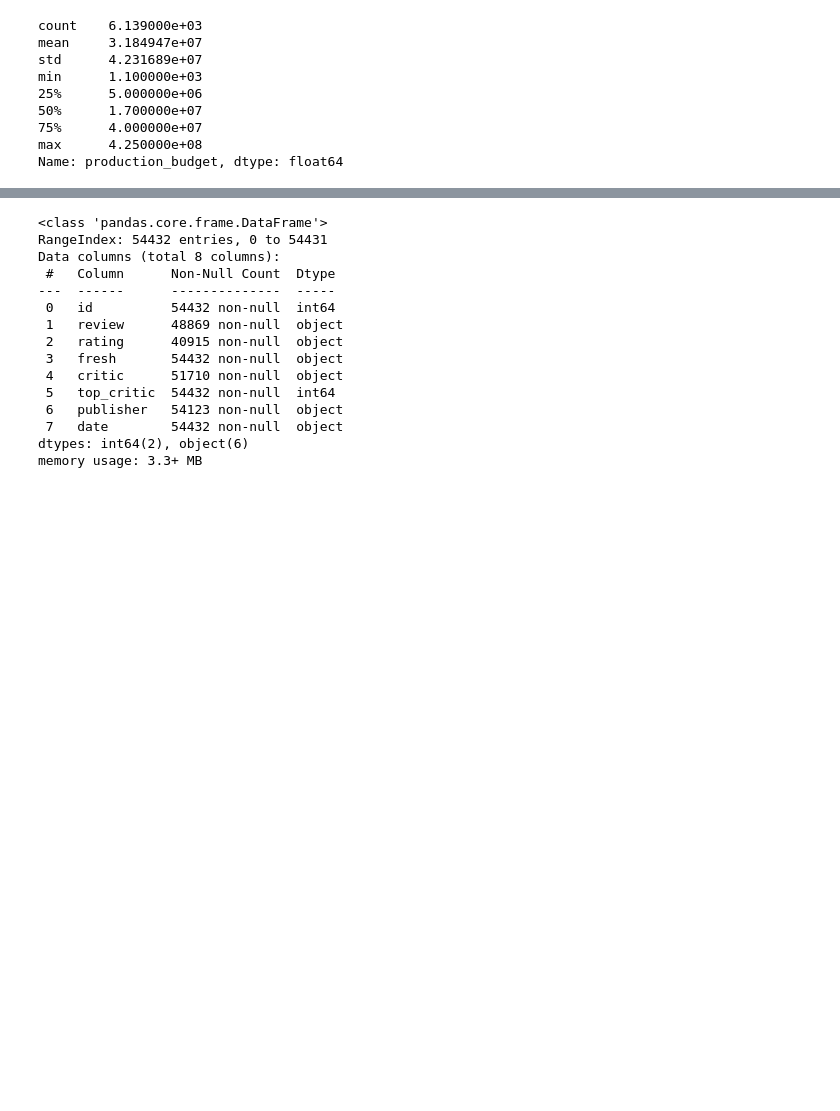
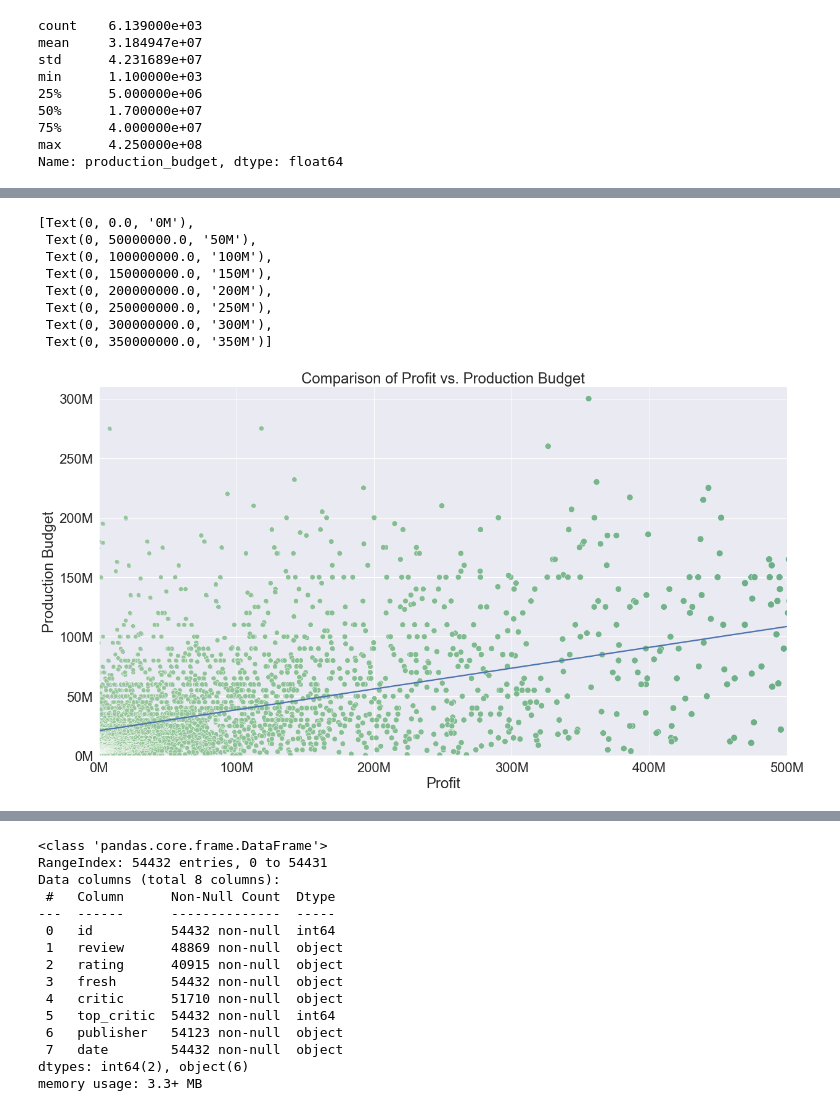
Before and after one commit to Brandon-Meyer0/git-dat-money, a Jupyter notebook: Capstone Group 1A.ipynb, the cells around one changed output, grey strips where cells are left out. Drawn from its saved outputs; the diff is of its cells as text; code cells hidden in the pictures; blank space fills up the shorter version.

```diff
--- a/Capstone Group 1A.ipynb
+++ b/Capstone Group 1A.ipynb
@@ -289,3 +352,40 @@ df1.head()
 | 3 | [16, 35, 10751] | 862.0 | en | Toy Story | 28.005 | 1995-11-22 | Toy Story | 7.9 | ... |
 | 4 | [16, 35, 10751] | 862.0 | en | Toy Story | 28.005 | 1995-11-22 | Toy Story | 7.9 | ... |
 | 5 | [28, 878, 12] | 27205.0 | en | Inception | 27.920 | 2010-07-16 | Inception | 8.3 | ... |
+# %%
+#sets background color and increase in font size
+sns.set_theme(style="darkgrid", font_scale=2)
+#increase figure size
+plt.figure(figsize=(20,11))
+#regression line plot
+sns.regplot(x="Profit", y="production_budget", ci=None, data=df1)
+#data frame with adjust x/y with aesthetics
+gfg=sns.scatterplot(data=df1, x="Profit", y="production_budget",
+                size="Profit", sizes=(20, 400), hue="Profit", palette="ch:r=-.5,l=.75", legend=False)
+#expanding x-axis
+plt.xlim([0,500000000])
+#extending y-axis for outlier
+plt.ylim(([0,310000000]))
+#supressing scientific notation
+plt.ticklabel_format(style='plain')
+# add label to the axis and label to the plot
+gfg.set(xlabel ="Profit", ylabel = "Production Budget",
+        title ='Comparison of Profit vs. Production Budget')
+#creating list of formated x-ticks
+xlabels = ['{:,.0f}'.format(x) + 'M' for x in gfg.get_xticks()/1000000]
+#replacing x-ticks
+gfg.set_xticklabels(xlabels)
+#creating list of formated y-ticks
+ylabels = ['{:,.0f}'.format(x) + 'M' for x in gfg.get_yticks()/1000000]
+#replacing y-ticks
+gfg.set_yticklabels(ylabels)
+# %% [output]
+[Text(0, 0.0, '0M'),
+ Text(0, 50000000.0, '50M'),
+ Text(0, 100000000.0, '100M'),
+ Text(0, 150000000.0, '150M'),
+ Text(0, 200000000.0, '200M'),
+ Text(0, 250000000.0, '250M'),
+ Text(0, 300000000.0, '300M'),
+ Text(0, 350000000.0, '350M')]
+[figure, added]
```
Also changed, not shown: parts of 9 cells of this notebook.
